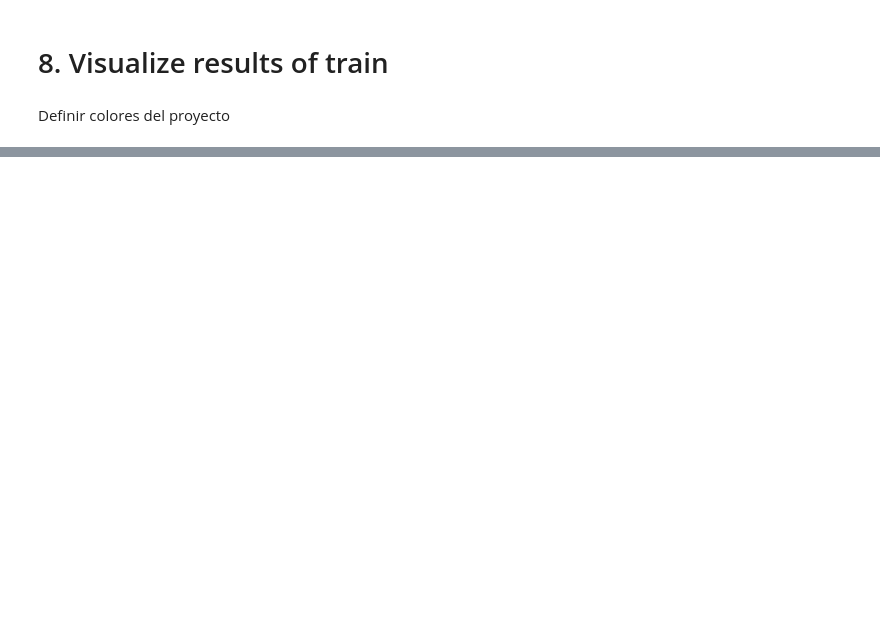
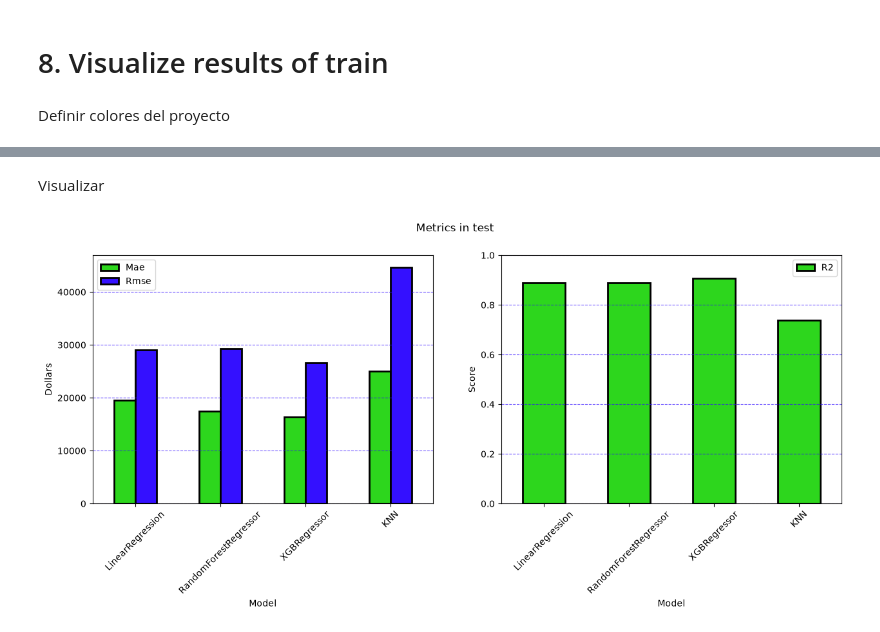
Before and after one commit to charligram/3_prediction_of_house_values, a Jupyter notebook: notebooks/06_modeling.ipynb, the cells around one changed output, grey strips where cells are left out. Drawn from its saved outputs; the diff is of its cells as text; code cells hidden in the pictures; blank space fills up the shorter version.

```diff
--- a/notebooks/06_modeling.ipynb
+++ b/notebooks/06_modeling.ipynb
@@ -224,0 +279,19 @@ plt.show()
+# %%
+for model in pipelines_models_dict:
+    y_pred = pipelines_models_dict[model].predict(X_test)
+
+    mae = mean_absolute_error(y_test, y_pred)
+    rmse = root_mean_squared_error(y_test, y_pred)
+    r2 = r2_score(y_test, y_pred)
+
+    metrics_test_df_to_add = pd.DataFrame({
+        'Model': [model],
+        'Mae': [mae],
+        'Rmse': [rmse],
+        'R2': [r2]
+    })
+
+    metrics_test_df = pd.concat([metrics_test_df, metrics_test_df_to_add])
+
+
+metrics_test_df
@@ -224,0 +304,38 @@ plt.show()
+# %% [markdown]
+Visualizar
+# %%
+fig, ax = plt.subplots(1, 2, figsize=(15, 5))
+
+metrics_test_df.plot(
+    kind='bar',
+    x='Model',
+    y=['Mae', 'Rmse'],
+    rot=45,
+    color=[PROJECT_COLORS[0], PROJECT_COLORS[1]],
+    edgecolor='black',
+    linewidth=2,
+    ax=ax[0]
+)
+ax[0].set_ylabel('Dollars')
+ax[0].grid(axis='y', color=PROJECT_COLORS[1], linestyle='--', alpha=0.7)
+
+metrics_test_df.plot(
+    kind='bar',
+    x='Model',
+    y='R2',
+    rot=45,
+    color=PROJECT_COLORS[0],
+    edgecolor='black',
+    linewidth=2,
+    ax=ax[1]
+)
+ax[1].set_ylabel('Score')
+ax[1].grid(axis='y', color=PROJECT_COLORS[1], linestyle='--', alpha=0.7)
+ax[1].set_ylim(0.0, 1.0)
+
+fig.suptitle('Metrics in test')
+
+plt.savefig(FIGURES_MODELING_PATH / '02_metrics_in_test.png')
+plt.show()
+# %% [output]
+[figure, added]
```
Also changed, not shown: parts of 55 cells of this notebook, 7 other files.
